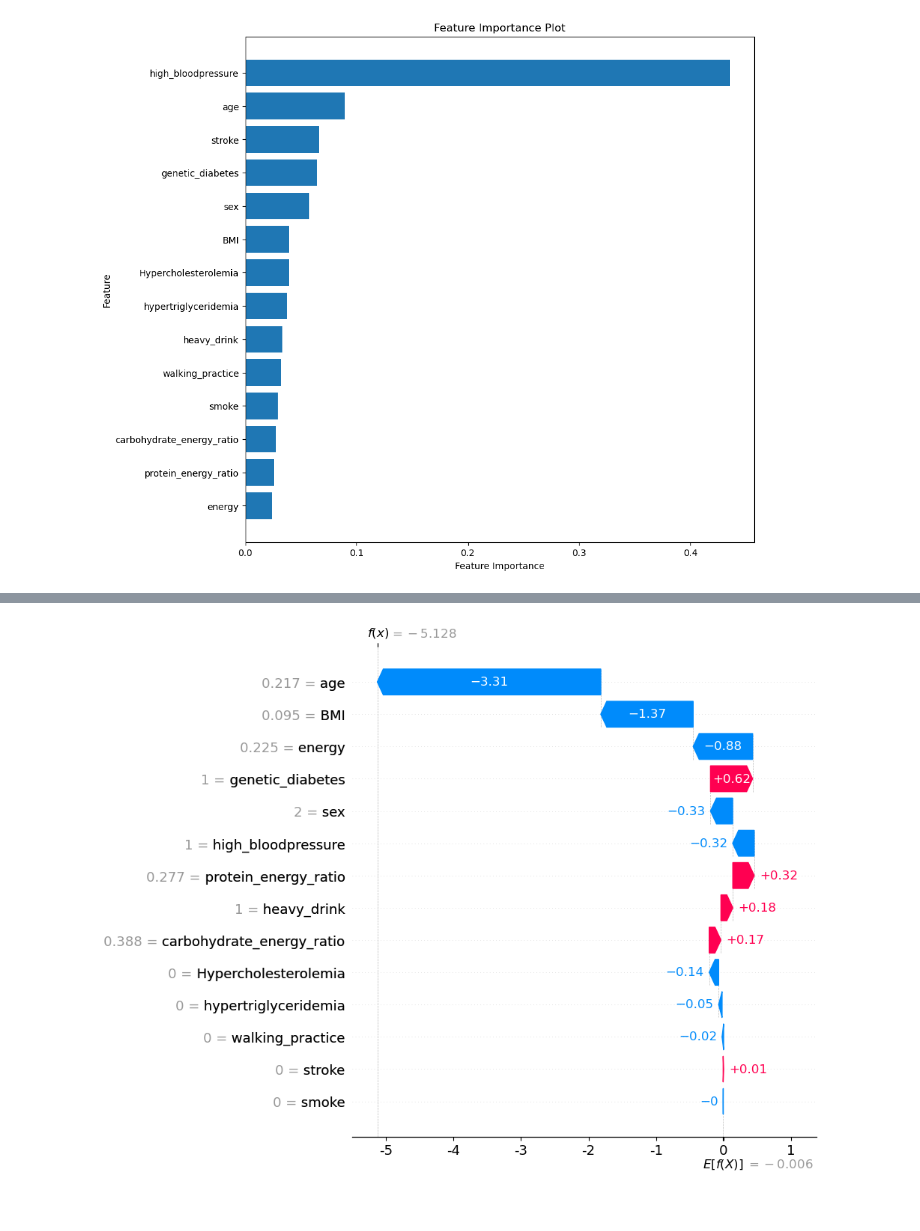
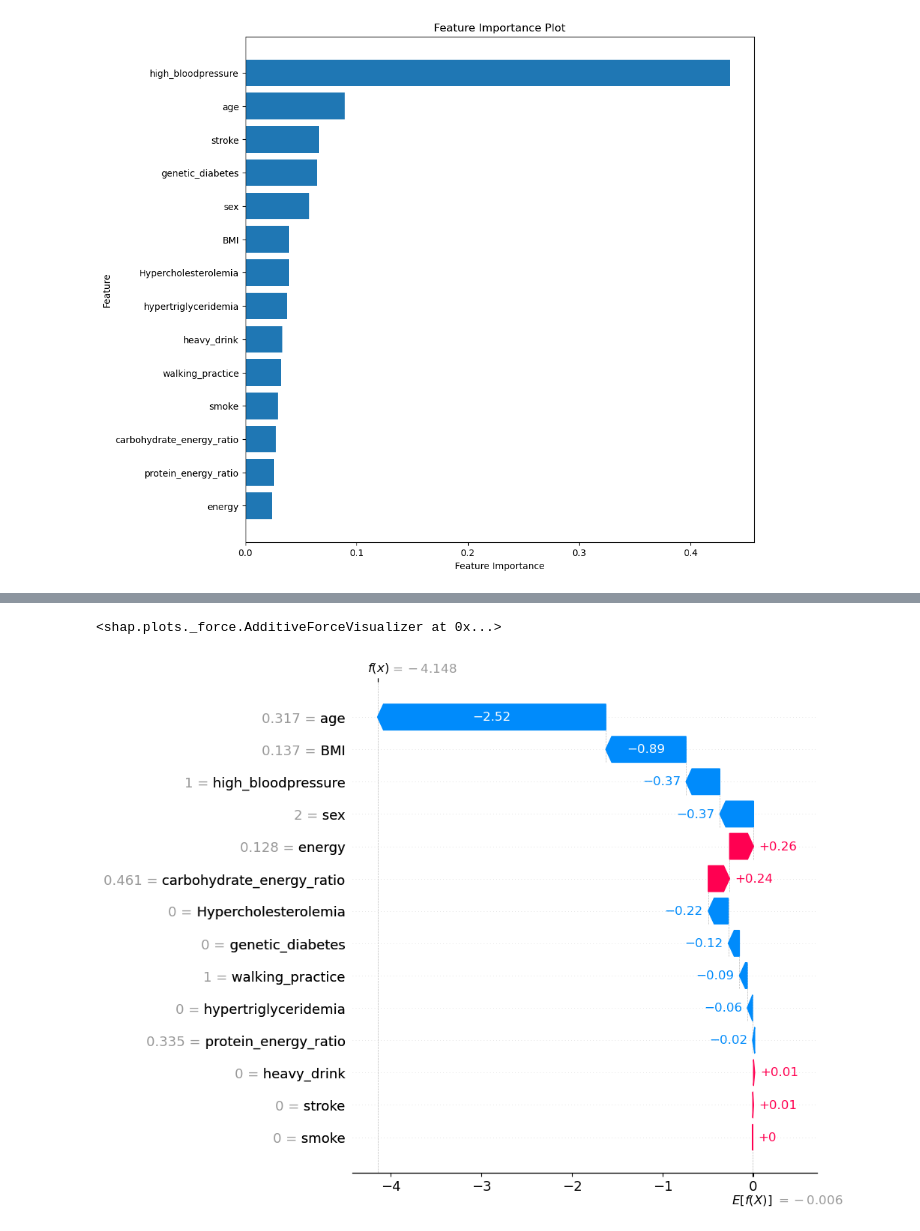
Before and after one commit to jhan0121/Independent-Capstone-Design, a Jupyter notebook: code/final_model.ipynb, the cells around one changed output, grey strips where cells are left out. Drawn from its saved outputs; the diff is of its cells as text; code cells hidden in the pictures.

```diff
--- a/code/final_model.ipynb
+++ b/code/final_model.ipynb
@@ -213,4 +221,9 @@ shap.summary_plot(shap_values, X_test, max_display=16)
+# %%
+# 개별 인스턴스에 대한 해석
+shap.force_plot(explainer.expected_value, shap_values.values[654,:], X_test.iloc[654,:])
+# %% [output]
+<shap.plots._force.AdditiveForceVisualizer at 0x...>
 # %%
-shap.waterfall_plot(shap_values[1], max_display=16)
+shap.waterfall_plot(shap_values[654], max_display=16)
 # %% [output]
-[figure, old version]
+[figure, new version]
```
Also changed, not shown: parts of 20 cells of this notebook.
